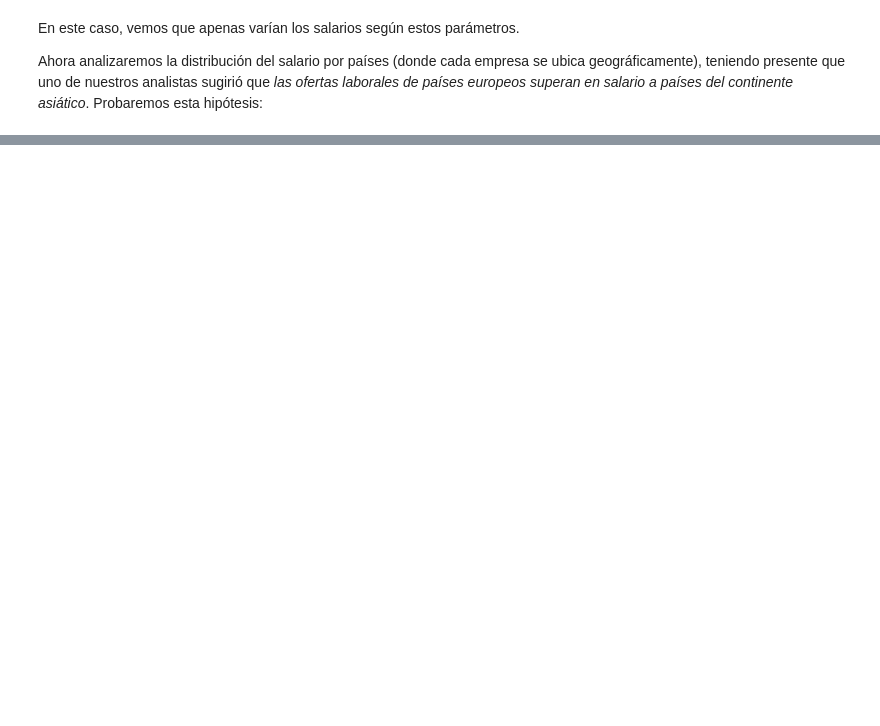
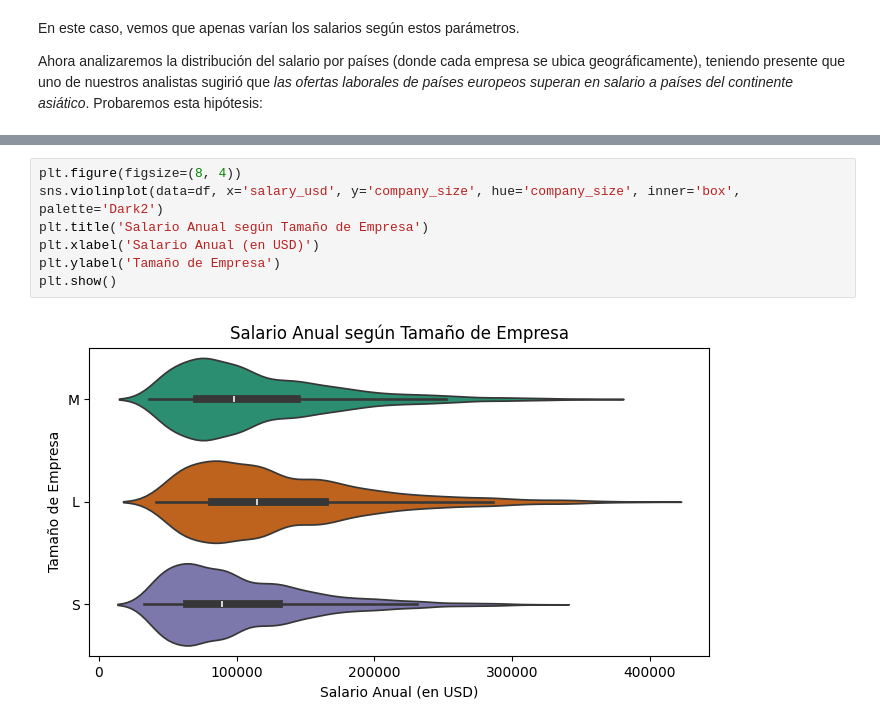
Before and after one commit to EzeRivero/Data-Science-II, a Jupyter notebook: IA_Job_Rivero_1Entrega.ipynb, the cells around one changed output, grey strips where cells are left out. Drawn from its saved outputs; the diff is of its cells as text; blank space fills up the shorter version.

```diff
--- a/IA_Job_Rivero_1Entrega.ipynb
+++ b/IA_Job_Rivero_1Entrega.ipynb
@@ -252,0 +246,9 @@ Características numéricas: None
+# %%
+plt.figure(figsize=(8, 4))
+sns.violinplot(data=df, x='salary_usd', y='company_size', hue='company_size', inner='box', palette='Dark2')
+plt.title('Salario Anual según Tamaño de Empresa')
+plt.xlabel('Salario Anual (en USD)')
+plt.ylabel('Tamaño de Empresa')
+plt.show()
+# %% [output]
+[figure, added]
```
Also changed, not shown: parts of 14 cells of this notebook.
